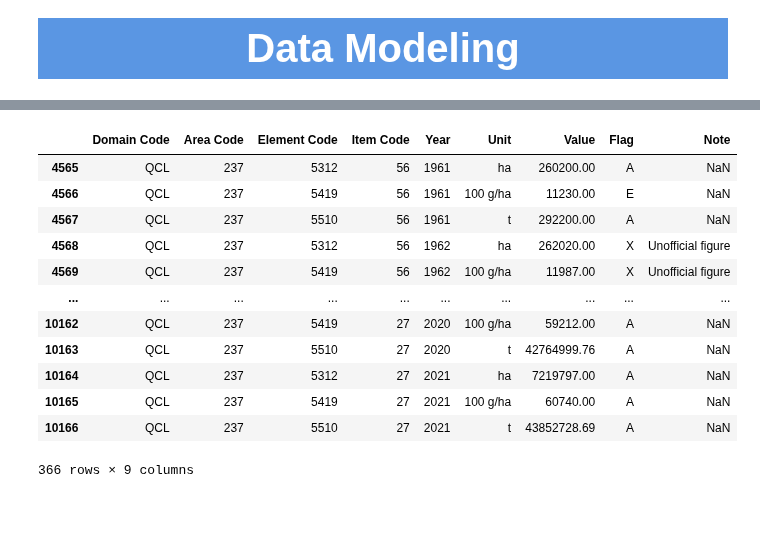
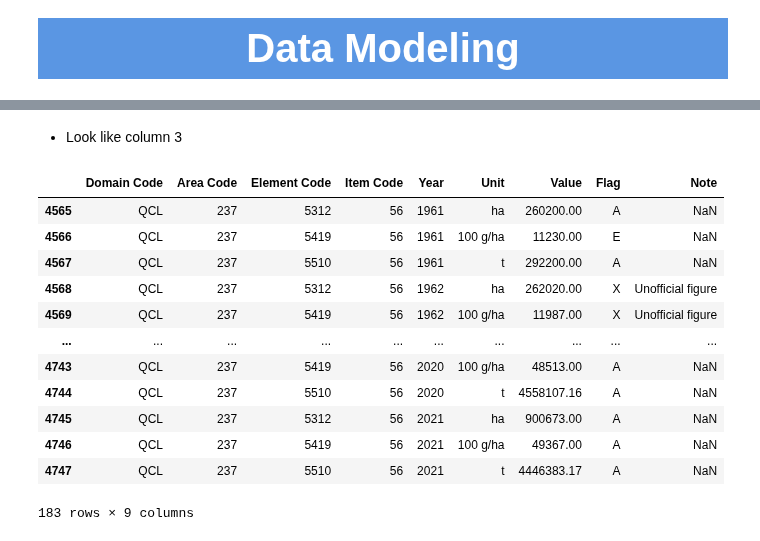
Before and after one commit to DunQua/-Intro2DS-Final-Seminar, a Jupyter notebook: source_code/04_data_modeling.ipynb, the cells around one changed output, grey strips where cells are left out. Cells and saved outputs as stored; diff of their text form; code cells hidden in the pictures; blank space fills up the shorter version.

```diff
--- a/source_code/04_data_modeling.ipynb
+++ b/source_code/04_data_modeling.ipynb
@@ -41,17 +111,19 @@ product_df.head()
+# %% [markdown]
+-   Look like column 3
 # %%
-data = product_df[product_df['Item Code'].isin([56, 27])] # Get data of Rice and Maize
-data = product_df[product_df['Item Code'].isin([56, 27])]
+raw_data = product_df[product_df['Item Code'].isin([56])] # Get data of Rice and Maize
+raw_data
 # %% [output]
 |  | Domain Code | Area Code | Element Code | Item Code | Year | Unit | Value | Flag | Note |
 | 4565 | QCL | 237 | 5312 | 56 | 1961 | ha | 260200.00 | A | NaN |
 | 4566 | QCL | 237 | 5419 | 56 | 1961 | 100 g/ha | 11230.00 | E | NaN |
 | 4567 | QCL | 237 | 5510 | 56 | 1961 | t | 292200.00 | A | NaN |
 | 4568 | QCL | 237 | 5312 | 56 | 1962 | ha | 262020.00 | X | Unofficial figure |
 | 4569 | QCL | 237 | 5419 | 56 | 1962 | 100 g/ha | 11987.00 | X | Unofficial figure |
 | ... | ... | ... | ... | ... | ... | ... | ... | ... | ... |
-| 10162 | QCL | 237 | 5419 | 27 | 2020 | 100 g/ha | 59212.00 | A | NaN |
-| 10163 | QCL | 237 | 5510 | 27 | 2020 | t | 42764999.76 | A | NaN |
-| 10164 | QCL | 237 | 5312 | 27 | 2021 | ha | 7219797.00 | A | NaN |
-| 10165 | QCL | 237 | 5419 | 27 | 2021 | 100 g/ha | 60740.00 | A | NaN |
-| 10166 | QCL | 237 | 5510 | 27 | 2021 | t | 43852728.69 | A | NaN |
+| 4743 | QCL | 237 | 5419 | 56 | 2020 | 100 g/ha | 48513.00 | A | NaN |
+| 4744 | QCL | 237 | 5510 | 56 | 2020 | t | 4558107.16 | A | NaN |
+| 4745 | QCL | 237 | 5312 | 56 | 2021 | ha | 900673.00 | A | NaN |
+| 4746 | QCL | 237 | 5419 | 56 | 2021 | 100 g/ha | 49367.00 | A | NaN |
+| 4747 | QCL | 237 | 5510 | 56 | 2021 | t | 4446383.17 | A | NaN |
-366 rows × 9 columns
+183 rows × 9 columns
```
Also changed, not shown: parts of 22 cells of this notebook.
